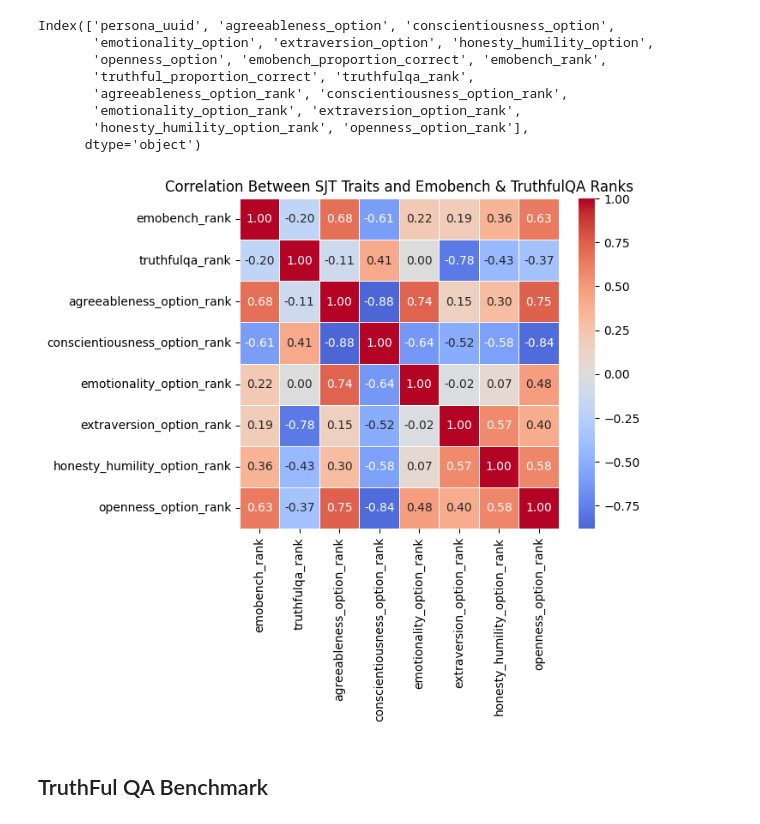
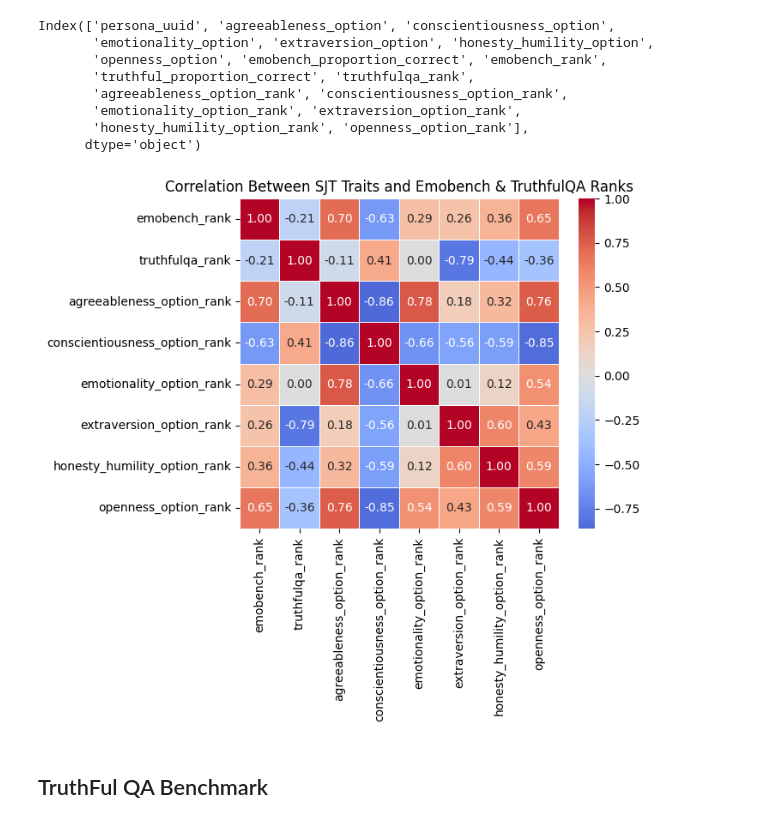
Before and after one commit to amir-abdullah-thoughtworks/psychometrics_for_LLMs, a Jupyter notebook: llm_psychometrics/notebooks/analysis/benchmark_behaviour_analysis.ipynb, the cells around one changed output. Saved outputs shown, nothing was run; the diff lists cells and outputs as text; code cells hidden in the pictures.

Commit message:
changed corr to spearman

```diff
--- a/llm_psychometrics/notebooks/analysis/benchmark_behaviour_analysis.ipynb
+++ b/llm_psychometrics/notebooks/analysis/benchmark_behaviour_analysis.ipynb
@@ -131,19 +132,19 @@ rank_cols = ['emobench_rank','truthfulqa_rank',
 # %%
 plt.figure(figsize=(6,5))
 
 sns.heatmap(
-    persona_sjt_score[rank_cols].corr(),
+    persona_sjt_score[rank_cols].corr(method="spearman"),
     cmap="coolwarm",
     center=0,
     annot=True,      # show numbers
     fmt=".2f",       # format to 2 decimal places
     linewidths=0.5
 )
 
 plt.title("Correlation Between SJT Traits and Emobench & TruthfulQA Ranks")
 plt.show()
 # %% [output]
-[figure, old version]
+[figure, new version]
 # %% [markdown]
 ## TruthFul QA Benchmark
 # %%
```
Also changed, not shown: parts of 1 cell of this notebook.
